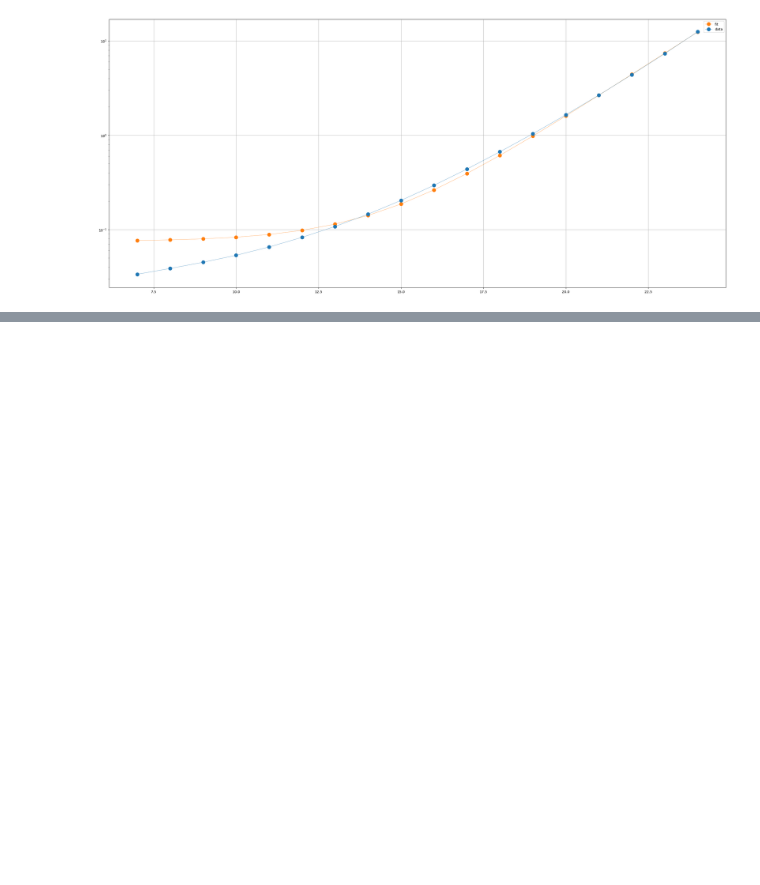
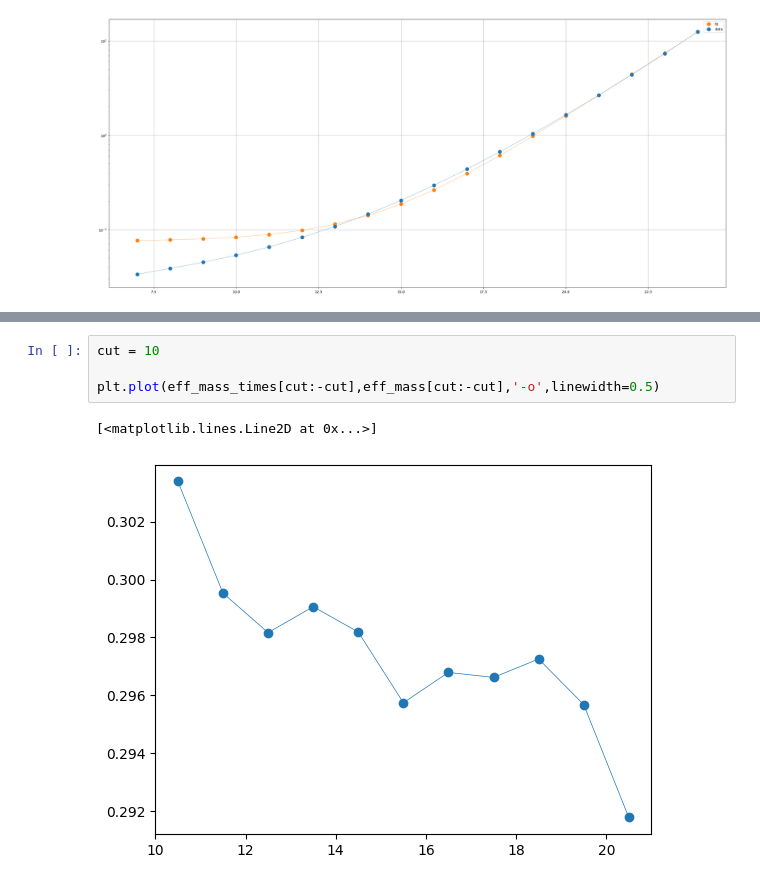
Before and after one commit to Tag-E/Master-Thesis-Work, a Jupyter notebook: python_analysis/fit_2point_notebook.ipynb, the cells around one changed output, grey strips where cells are left out. Drawn from its saved outputs; the diff is of its cells as text; blank space fills up the shorter version.

```diff
--- a/python_analysis/fit_2point_notebook.ipynb
+++ b/python_analysis/fit_2point_notebook.ipynb
@@ -555,0 +873,7 @@ _ = ax.grid()
+# %%
+cut = 10
+
+plt.plot(eff_mass_times[cut:-cut],eff_mass[cut:-cut],'-o',linewidth=0.5)
+# %% [output]
+[<matplotlib.lines.Line2D at 0x...>]
+[figure, added]
```
Also changed, not shown: parts of 20 cells of this notebook, 3 other files.
